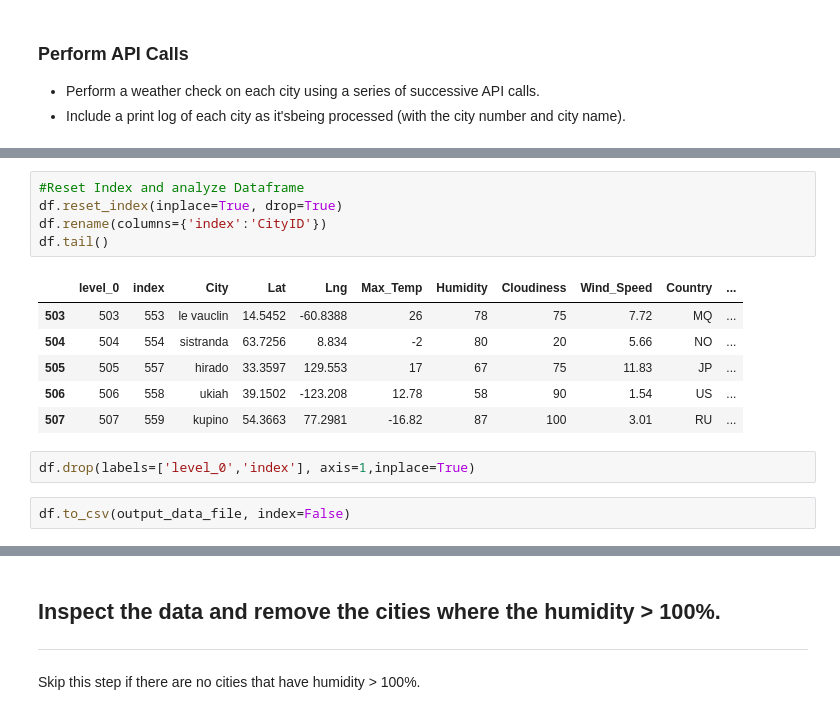
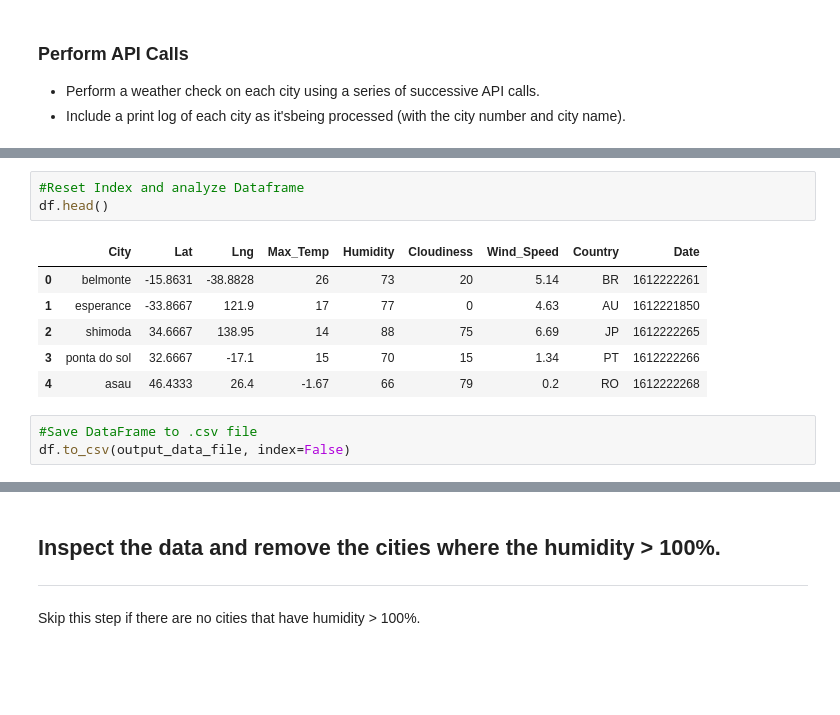
Before and after one commit to cpazoszarain7/python-api-challenge, a Jupyter notebook: WeatherPy/WeatherPy.ipynb, the cells around one changed output, grey strips where cells are left out. Drawn from its saved outputs; the diff is of its cells as text; blank space fills up the shorter version.

```diff
--- a/WeatherPy/WeatherPy.ipynb
+++ b/WeatherPy/WeatherPy.ipynb
@@ -128,17 +129,14 @@ Data Retrieval Complete
 --------------------------
 # %%
 #Reset Index and analyze Dataframe
-df.reset_index(inplace=True, drop=True)
-df.rename(columns={'index':'CityID'})
-df.tail()
+df.head()
 # %% [output]
-|  | level_0 | index | City | Lat | Lng | Max_Temp | Humidity | Cloudiness | Wind_Speed | Country | ... |
-| 503 | 503 | 553 | le vauclin | 14.5452 | -60.8388 | 26 | 78 | 75 | 7.72 | MQ | ... |
-| 504 | 504 | 554 | sistranda | 63.7256 | 8.834 | -2 | 80 | 20 | 5.66 | NO | ... |
-| 505 | 505 | 557 | hirado | 33.3597 | 129.553 | 17 | 67 | 75 | 11.83 | JP | ... |
-| 506 | 506 | 558 | ukiah | 39.1502 | -123.208 | 12.78 | 58 | 90 | 1.54 | US | ... |
-| 507 | 507 | 559 | kupino | 54.3663 | 77.2981 | -16.82 | 87 | 100 | 3.01 | RU | ... |
+|  | City | Lat | Lng | Max_Temp | Humidity | Cloudiness | Wind_Speed | Country | Date |
+| 0 | belmonte | -15.8631 | -38.8828 | 26 | 73 | 20 | 5.14 | BR | 1612222261 |
+| 1 | esperance | -33.8667 | 121.9 | 17 | 77 | 0 | 4.63 | AU | 1612221850 |
+| 2 | shimoda | 34.6667 | 138.95 | 14 | 88 | 75 | 6.69 | JP | 1612222265 |
+| 3 | ponta do sol | 32.6667 | -17.1 | 15 | 70 | 15 | 1.34 | PT | 1612222266 |
+| 4 | asau | 46.4333 | 26.4 | -1.67 | 66 | 79 | 0.2 | RO | 1612222268 |
-# %%
-df.drop(labels=['level_0','index'], axis=1,inplace=True)
 # %%
+#Save DataFrame to .csv file
 df.to_csv(output_data_file, index=False)
```
Also changed, not shown: parts of 21 cells of this notebook, 1 other file.
